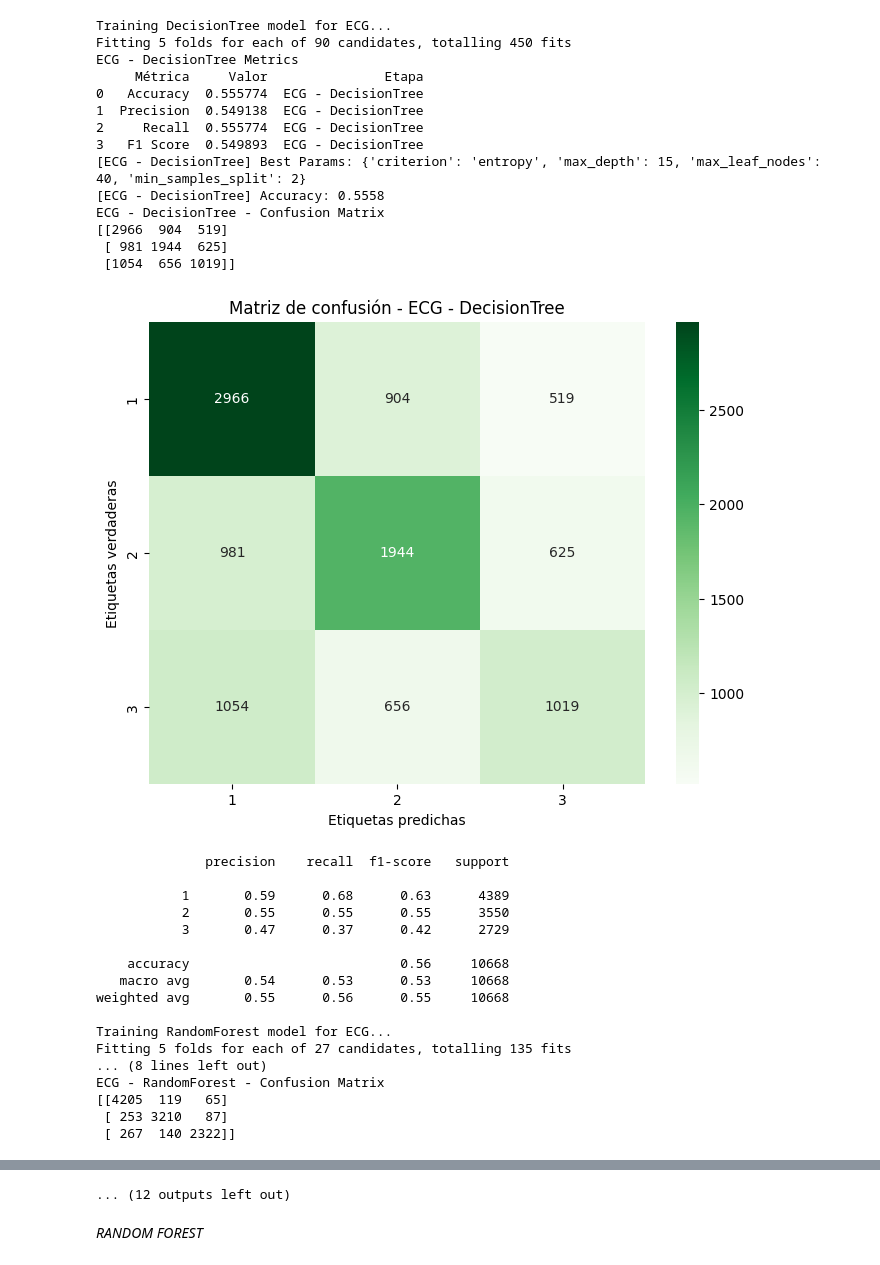
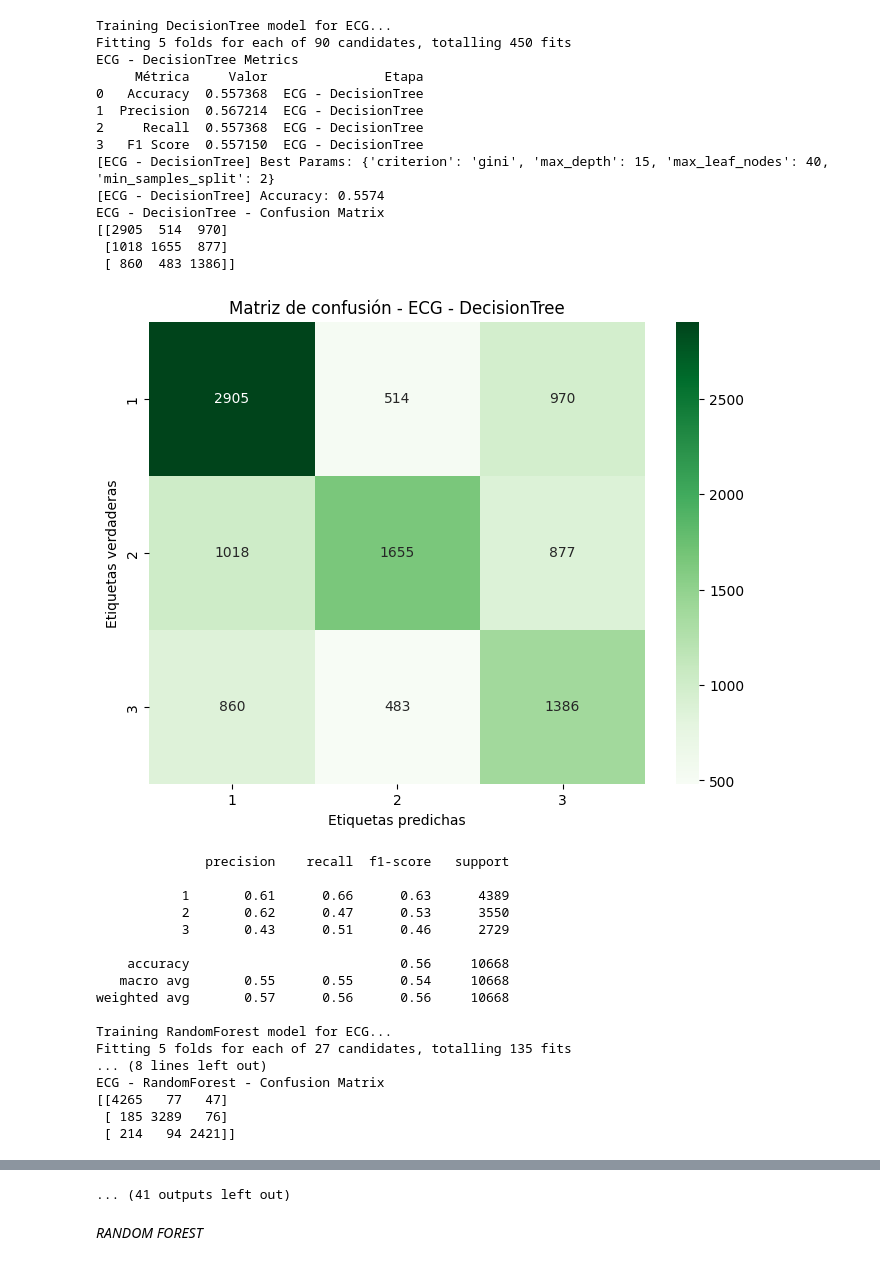
Before and after one commit to GusGus27/WESAD_tests, a Jupyter notebook: Train_Evaluate_Gus copy 2.ipynb, the cells around one changed output, grey strips where cells are left out. Drawn from its saved outputs; the diff is of its cells as text; code cells hidden in the pictures.

Commit message:
Resultados obtenidos

```diff
--- a/Train_Evaluate_Gus copy 2.ipynb
+++ b/Train_Evaluate_Gus copy 2.ipynb
@@ -22,13 +22,10 @@ def load_data(filepath):
     return df
 # %%
 SIGNAL_CATEGORIES = {
-    'ECG': ['HR_std', 'NN50', 'pNN50', 'TINN', 'rmsHRV', 'LF', 'HF', 'LF_HF', 'sum_f', 'rel_f', 'LF_norm', 'HF_norm'],
-    'PPG': ['PPG_HR_mean', 'PPG_HR_std', 'PPG_RMSSD', 'PPG_SDNN', 'PPG_LF', 'PPG_HF', 'PPG_LF_HF', 'PPG_num_beats',
-            'PPG_RiseTime', 'PPG_DecayTime', 'PPG_PAV_mean', 'PPG_PAV_std', 'PPG_RI'],
-    'EDA': ['EDA_mean', 'EDA_std', 'EDA_min', 'EDA_max', 'EDA_range', 'EDA_slope', 'scl_mean', 'scl_std',
-            'scr_mean', 'scr_std', 'corr_scl_t', 'scr_count', 'scr_amp', 'scr_sum', 'scr_area'],
-    'RESP': ['Resp_mean', 'Resp_std', 'Resp_I_mean', 'Resp_I_std', 'Resp_E_mean', 'Resp_E_std', 'Resp_IE_ratio',
-             'Resp_range', 'Resp_insp_vol', 'Resp_rate', 'Resp_duration'],
+    'ECG': ['HR_mean', 'HR_std', 'NN50', 'pNN50', 'TINN', 'rmsHRV', 'LF', 'HF', 'LF_HF', 'sum_f', 'rel_f', 'LF_norm', 'HF_norm'],
+    'PPG': ['PPG_HR_mean','PPG_HR_std','PPG_RMSSD','PPG_SDNN','PPG_LF','PPG_HF','PPG_LF_HF','PPG_num_beats','PPG_RiseTime','PPG_DecayTime','PPG_PAV_mean','PPG_PAV_std','PPG_RI'],
+    'EDA': ['EDA_mean','EDA_std','EDA_min','EDA_max','EDA_range','EDA_slope','scl_mean','scl_std','scr_mean','scr_std','corr_scl_t','scr_count','scr_amp','scr_sum','scr_area'],
+    'RESP': ['Resp_mean','Resp_std','Resp_I_mean','Resp_I_std','Resp_E_mean','Resp_E_std','Resp_IE_ratio','Resp_range','Resp_insp_vol','Resp_rate','Resp_duration'],
 }
 random = 13577
 # %%
@@ -64,7 +61,7 @@ def train_and_evaluate(X, y, model, param_grid, model_name, signal_name):
 
     X_train, X_test, y_train, y_test = train_test_split(X, y, test_size=0.2, random_state=random, stratify=y)
 
-    grid_search = GridSearchCV(model, param_grid, cv=5, n_jobs=18, verbose=1)
+    grid_search = GridSearchCV(model, param_grid, cv=5, n_jobs=16, verbose=1)
     grid_search.fit(X_train, y_train)
 
     best_model = grid_search.best_estimator_
@@ -143,58 +162,83 @@ dtype: int64
 for signal, features in tqdm(SIGNAL_CATEGORIES.items(), desc="Training by signal"):
     if all(f in df.columns for f in features):  # Verificar que todas las columnas existen
         X = df[features]
         y = df['label']
         subjects = df['subject']  # Se agrega el identificador de sujetos para LOSO
 
         for model_name, (model, param_grid) in models.items():
             print(f'Training {model_name} model for {signal}...')
             metrics = train_and_evaluate(X, y, model, param_grid, model_name, signal)
             results[(signal, model_name)] = metrics
 
 # Entrenamiento con todas las señales combinadas
 X_all = df.drop(columns=['label', 'subject'])  # También se excluye 'subject'
 y_all = df['label']
 subjects_all = df['subject']
 
 for model_name, (model, param_grid) in tqdm(models.items(), desc="Training with ALL signals"):
     print(f'Training {model_name} model for ALL signals using LOSO...')
     acc = train_and_evaluate(X, y, model, param_grid, model_name, "ALL")
     results[("ALL", model_name)] = acc
 
 # Mostrar resultados finales
 print("\nFinal Comparison:")
 for (signal, model_name), acc in results.items():
-    print(f'{signal} - {model_name}: {acc:.4f}')
+    print(f'{signal} - {model_name}: {acc}')
+
+rows = []
+
+for (signal, model), df_metrics in results.items():
+    # Convertimos el DataFrame a formato entendible
+    metric_values = df_metrics.set_index('Métrica')['Valor']
+
+    row = {
+        'Signal': signal,
+        'Model': model,
+        'Accuracy': metric_values.get('Accuracy', None),
+        'F1': metric_values.get('F1 Score', None),
+        'Precision': metric_values.get('Precision', None),
+        'Recall': metric_values.get('Recall', None)
+    }
+    rows.append(row)
+
+metrics_df = pd.DataFrame(rows)
+
+pivot_df = metrics_df.pivot(index='Signal', columns='Model', values='Accuracy')
+plt.figure(figsize=(10, 6))
+sns.heatmap(pivot_df, annot=True, cmap="Blues", fmt=".2f")
+plt.title('Heatmap de Accuracy por señal y modelo')
+plt.tight_layout()
+plt.show()
 # %% [output]
 Training DecisionTree model for ECG...
 Fitting 5 folds for each of 90 candidates, totalling 450 fits
 ECG - DecisionTree Metrics
      Métrica     Valor               Etapa
-0   Accuracy  0.555774  ECG - DecisionTree
-1  Precision  0.549138  ECG - DecisionTree
-2     Recall  0.555774  ECG - DecisionTree
-3   F1 Score  0.549893  ECG - DecisionTree
-[ECG - DecisionTree] Best Params: {'criterion': 'entropy', 'max_depth': 15, 'max_leaf_nodes': 40, 'min_samples_split': 2}
-[ECG - DecisionTree] Accuracy: 0.5558
+0   Accuracy  0.557368  ECG - DecisionTree
+1  Precision  0.567214  ECG - DecisionTree
+2     Recall  0.557368  ECG - DecisionTree
+3   F1 Score  0.557150  ECG - DecisionTree
+[ECG - DecisionTree] Best Params: {'criterion': 'gini', 'max_depth': 15, 'max_leaf_nodes': 40, 'min_samples_split': 2}
+[ECG - DecisionTree] Accuracy: 0.5574
 ECG - DecisionTree - Confusion Matrix
-[[2966  904  519]
- [ 981 1944  625]
- [1054  656 1019]]
+[[2905  514  970]
+ [1018 1655  877]
+ [ 860  483 1386]]
-[figure, old version]
+[figure, new version]
               precision    recall  f1-score   support
 
-           1       0.59      0.68      0.63      4389
-           2       0.55      0.55      0.55      3550
-           3       0.47      0.37      0.42      2729
+           1       0.61      0.66      0.63      4389
+           2       0.62      0.47      0.53      3550
+           3       0.43      0.51      0.46      2729
 
     accuracy                           0.56     10668
-   macro avg       0.54      0.53      0.53     10668
-weighted avg       0.55      0.56      0.55     10668
+   macro avg       0.55      0.55      0.54     10668
+weighted avg       0.57      0.56      0.56     10668
 
 Training RandomForest model for ECG...
 Fitting 5 folds for each of 27 candidates, totalling 135 fits
 ... (8 lines left out)
 ECG - RandomForest - Confusion Matrix
-[[4205  119   65]
- [ 253 3210   87]
- [ 267  140 2322]]
+[[4265   77   47]
+ [ 185 3289   76]
+ [ 214   94 2421]]
@@ -271,7 +315,7 @@ PPG - DecisionTree - Confusion Matrix
  [ 168 2755  627]
  [ 272  660 1797]]
 [figure]
-... (12 outputs left out)
+... (41 outputs left out)
 # %% [markdown]
 *RANDOM FOREST*
 # %%
```
Also changed, not shown: parts of 4 cells of this notebook.
